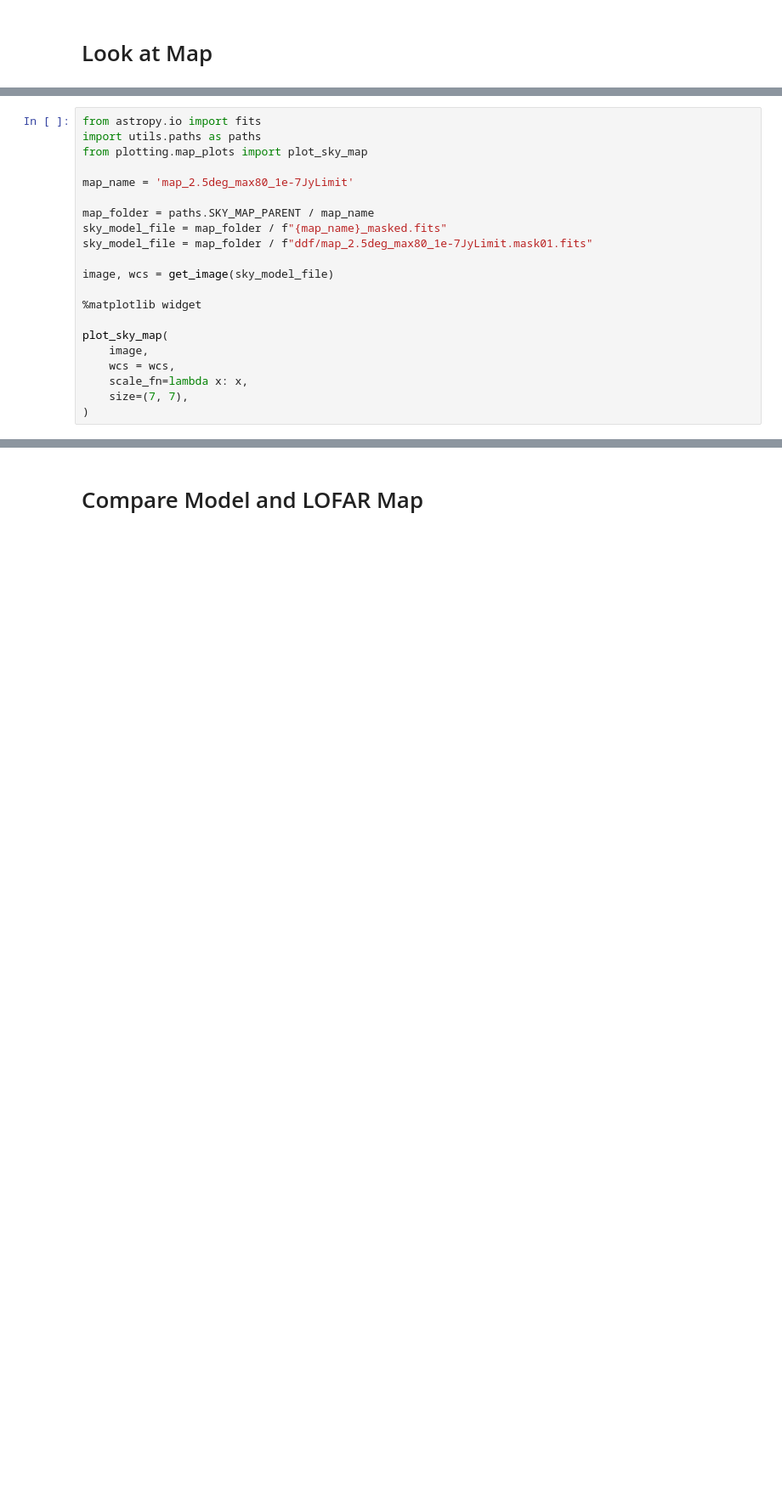
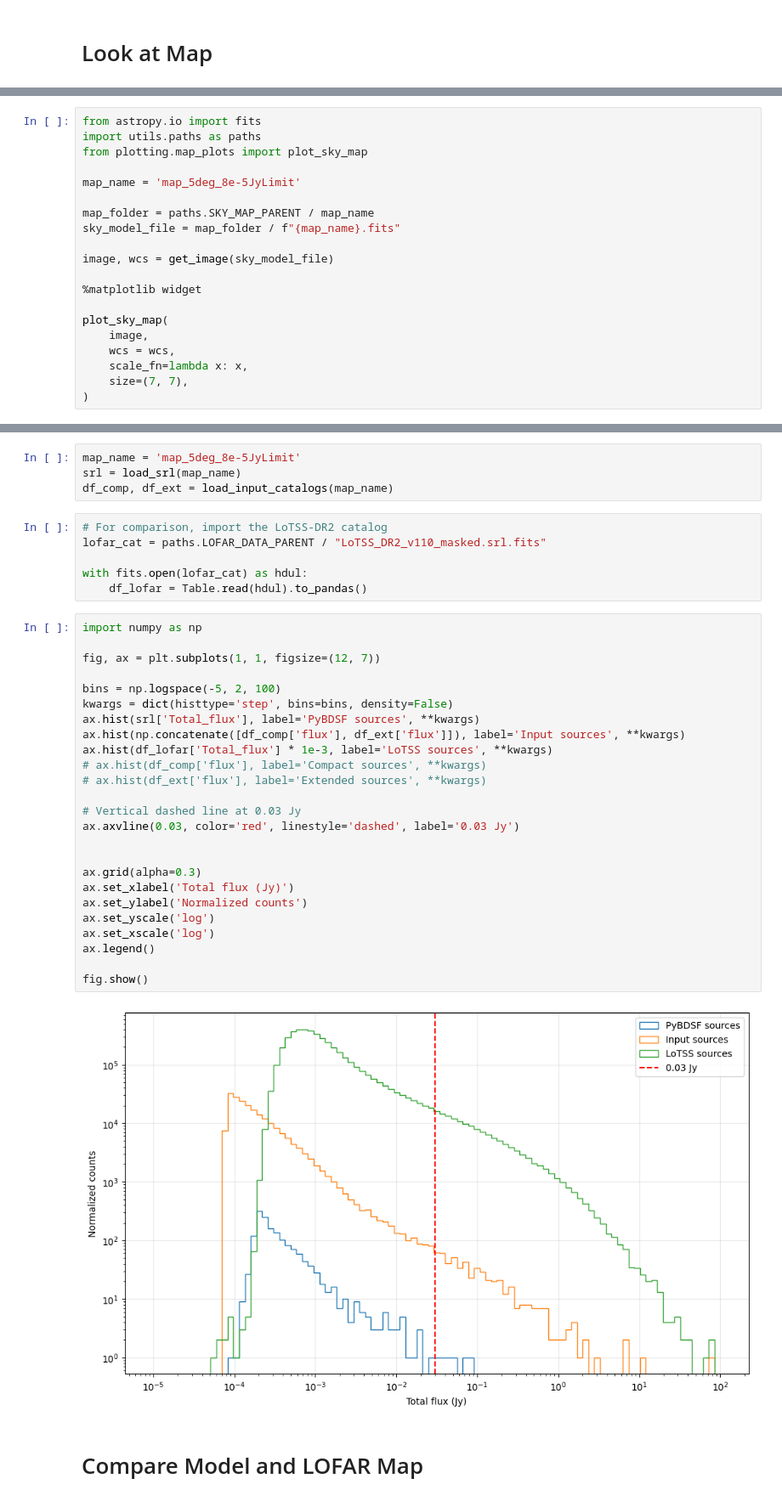
Before and after one commit to tmartinezML/LOFAR-Diffusion, a Jupyter notebook: src/notebooks/sky_maps.ipynb, the cells around one changed output, grey strips where cells are left out. Shown at 85% size. Cells and saved outputs as stored; diff of their text form; blank space fills up the shorter version.

```diff
--- a/src/notebooks/sky_maps.ipynb
+++ b/src/notebooks/sky_maps.ipynb
@@ -30,11 +85,10 @@ from astropy.io import fits
 import utils.paths as paths
 from plotting.map_plots import plot_sky_map
 
-map_name = 'map_2.5deg_max80_1e-7JyLimit'
+map_name = 'map_5deg_8e-5JyLimit'
 
 map_folder = paths.SKY_MAP_PARENT / map_name
-sky_model_file = map_folder / f"{map_name}_masked.fits"
-sky_model_file = map_folder / f"ddf/map_2.5deg_max80_1e-7JyLimit.mask01.fits"
+sky_model_file = map_folder / f"{map_name}.fits"
 
 image, wcs = get_image(sky_model_file)
 
@@ -137,3 +127,40 @@ load_srl(mosaic_names[0])
+# %%
+map_name = 'map_5deg_8e-5JyLimit'
+srl = load_srl(map_name)
+df_comp, df_ext = load_input_catalogs(map_name)
+# %%
+# For comparison, import the LoTSS-DR2 catalog
+lofar_cat = paths.LOFAR_DATA_PARENT / "LoTSS_DR2_v110_masked.srl.fits"
+
+with fits.open(lofar_cat) as hdul:
+    df_lofar = Table.read(hdul).to_pandas()
+# %%
+import numpy as np
+
+fig, ax = plt.subplots(1, 1, figsize=(12, 7))
+
+bins = np.logspace(-5, 2, 100)
+kwargs = dict(histtype='step', bins=bins, density=False)
+ax.hist(srl['Total_flux'], label='PyBDSF sources', **kwargs)
+ax.hist(np.concatenate([df_comp['flux'], df_ext['flux']]), label='Input sources', **kwargs)
+ax.hist(df_lofar['Total_flux'] * 1e-3, label='LoTSS sources', **kwargs)
+# ax.hist(df_comp['flux'], label='Compact sources', **kwargs)
+# ax.hist(df_ext['flux'], label='Extended sources', **kwargs)
+
+# Vertical dashed line at 0.03 Jy
+ax.axvline(0.03, color='red', linestyle='dashed', label='0.03 Jy')
+
+
+ax.grid(alpha=0.3)
+ax.set_xlabel('Total flux (Jy)')
+ax.set_ylabel('Normalized counts')
+ax.set_yscale('log')
+ax.set_xscale('log')
+ax.legend()
+
+fig.show()
+# %% [output]
+[figure, added]
 # %% [markdown]
 # Compare Model and LOFAR Map
 # %% [markdown]
```
Also changed, not shown: parts of 71 cells of this notebook, 10 other files.
